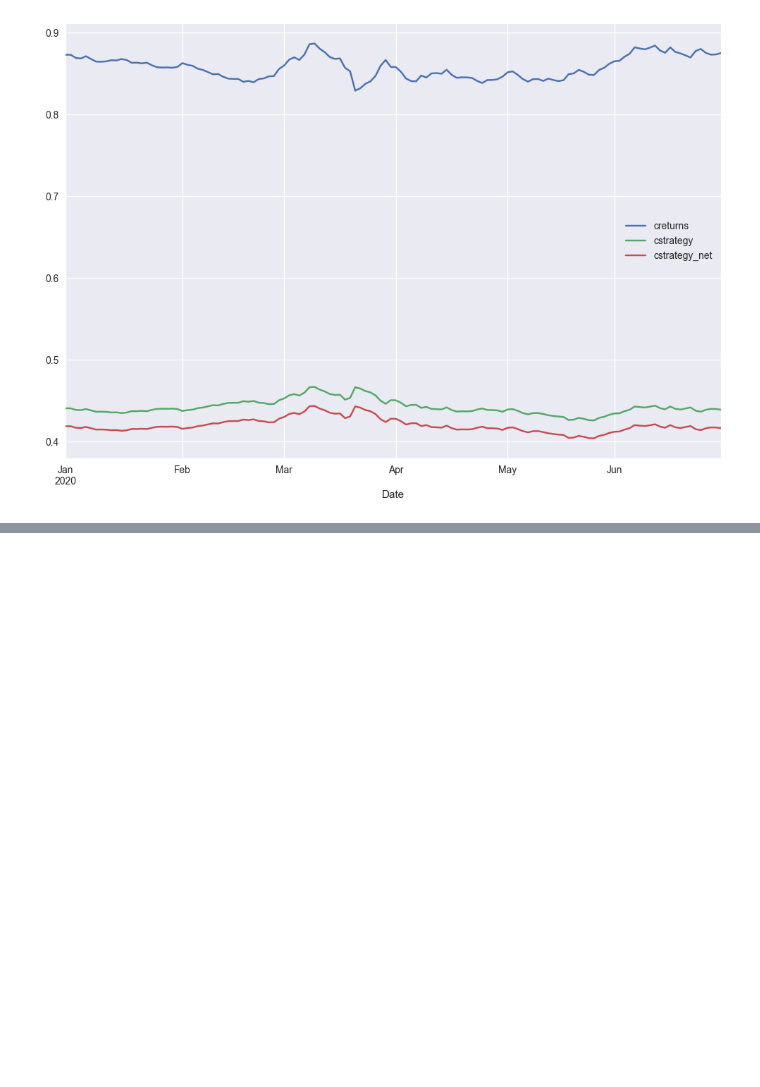
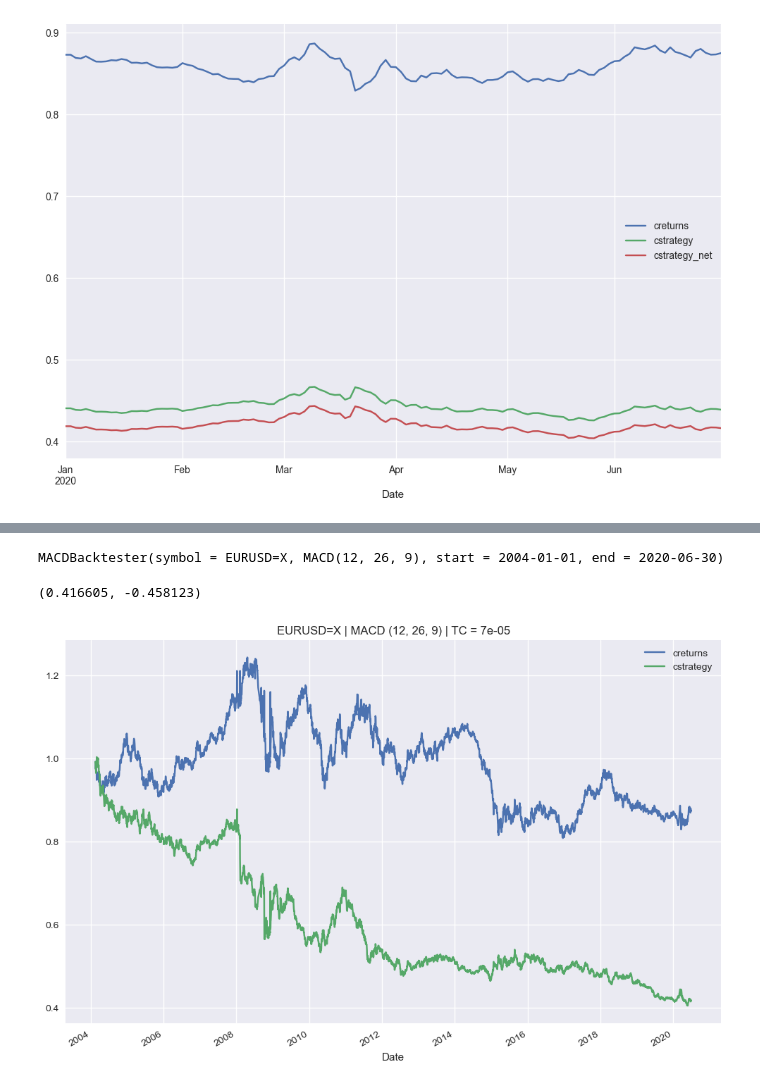
Before and after one commit to AvirukthGT/AlgoTrading, a Jupyter notebook: MACD/MACD.ipynb, the cells around one changed output, grey strips where cells are left out. Drawn from its saved outputs; the diff is of its cells as text; code cells hidden in the pictures; blank space fills up the shorter version.

```diff
--- a/MACD/MACD.ipynb
+++ b/MACD/MACD.ipynb
@@ -123,0 +128,17 @@ plt.show()
+# %%
+ptc = 0.00007
+# %%
+tester = MACD("EURUSD=X", EMA_S = 12, EMA_L = 26, signal_mw = 9,
+              start = "2004-01-01", end = "2020-06-30", tc = ptc)
+# %%
+tester
+# %% [output]
+MACDBacktester(symbol = EURUSD=X, MACD(12, 26, 9), start = 2004-01-01, end = 2020-06-30)
+# %%
+tester.test_strategy()
+# %% [output]
+(0.416605, -0.458123)
+# %%
+tester.plot_results()
+# %% [output]
+[figure, added]
```
Also changed, not shown: parts of 5 cells of this notebook, 1 other file.
